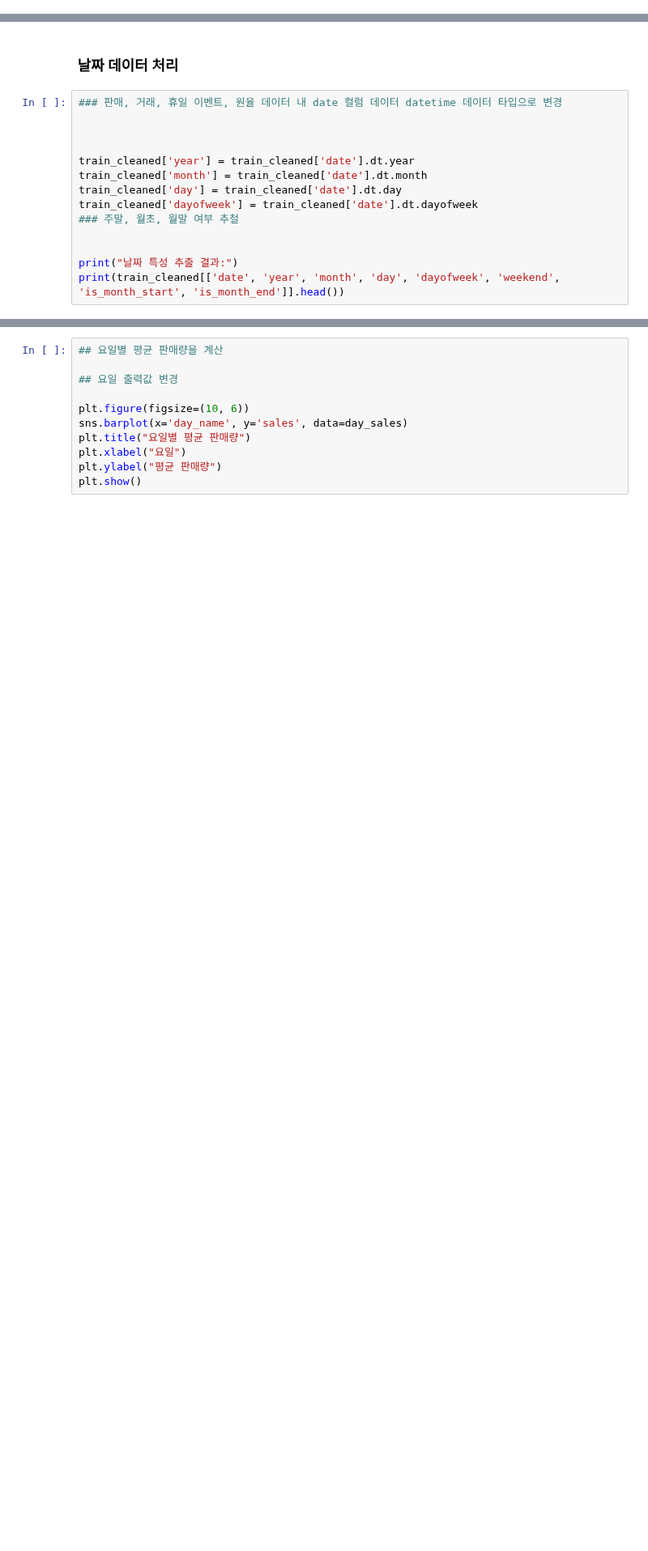
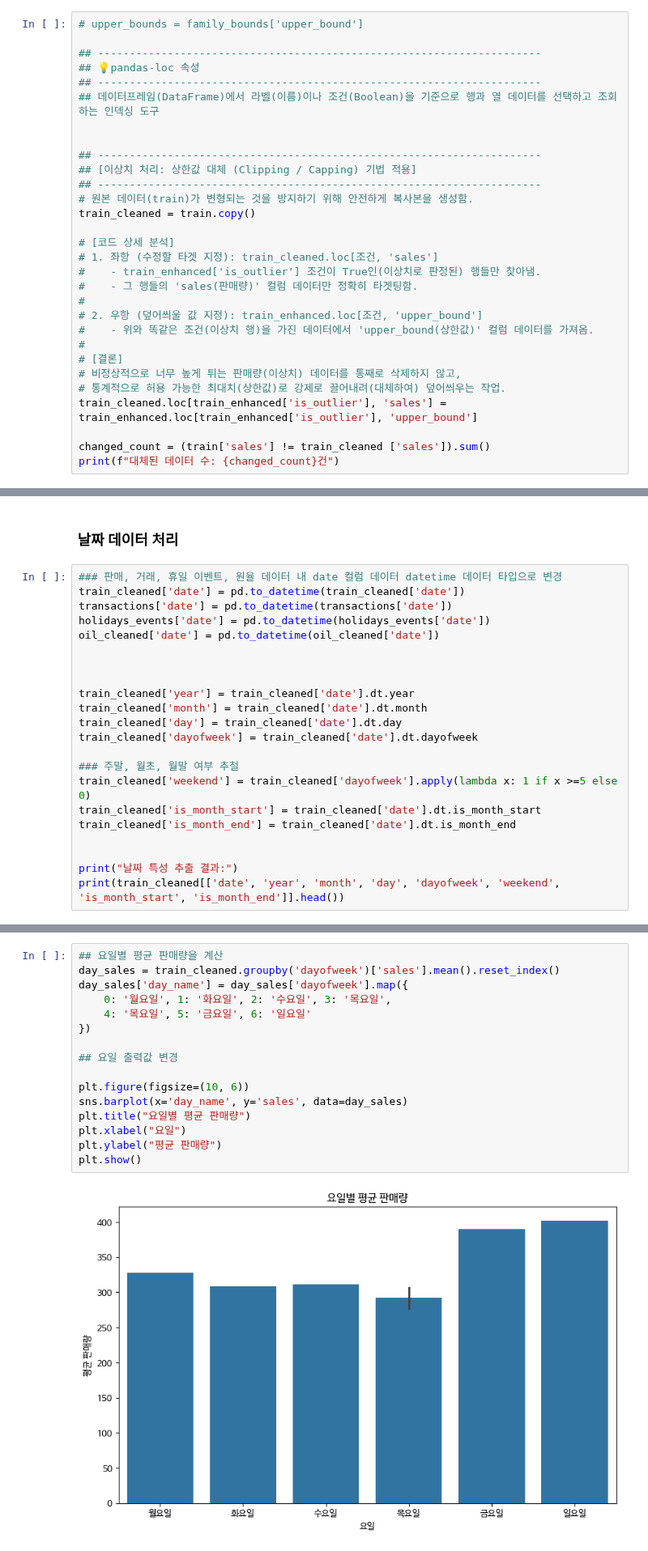
Before and after one commit to soutbox/Data-Analysis-with-Open-Source, a Jupyter notebook: 오픈소스_데이터_분석_7강.ipynb, the cells around one changed output, grey strips where cells are left out. Shown at 81% size. Saved outputs shown, nothing was run; the diff lists cells and outputs as text; blank space fills up the shorter version.

```diff
--- a/오픈소스_데이터_분석_7강.ipynb
+++ b/오픈소스_데이터_분석_7강.ipynb
@@ -562,0 +558,30 @@ KeyError: 'upper_bound'
+# %%
+# upper_bounds = family_bounds['upper_bound']
+
+## ----------------------------------------------------------------------
+## 💡pandas-loc 속성
+## ----------------------------------------------------------------------
+## 데이터프레임(DataFrame)에서 라벨(이름)이나 조건(Boolean)을 기준으로 행과 열 데이터를 선택하고 조회하는 인덱싱 도구
+
+
+## ----------------------------------------------------------------------
+## [이상치 처리: 상한값 대체 (Clipping / Capping) 기법 적용]
+## ----------------------------------------------------------------------
+# 원본 데이터(train)가 변형되는 것을 방지하기 위해 안전하게 복사본을 생성함.
+train_cleaned = train.copy()
+
+# [코드 상세 분석]
+# 1. 좌항 (수정할 타겟 지정): train_cleaned.loc[조건, 'sales']
+#    - train_enhanced['is_outlier'] 조건이 True인(이상치로 판정된) 행들만 찾아냄.
+#    - 그 행들의 'sales(판매량)' 컬럼 데이터만 정확히 타겟팅함.
+#
+# 2. 우항 (덮어씌울 값 지정): train_enhanced.loc[조건, 'upper_bound']
+#    - 위와 똑같은 조건(이상치 행)을 가진 데이터에서 'upper_bound(상한값)' 컬럼 데이터를 가져옴.
+#
+# [결론]
+# 비정상적으로 너무 높게 튀는 판매량(이상치) 데이터를 통째로 삭제하지 않고,
+# 통계적으로 허용 가능한 최대치(상한값)로 강제로 끌어내려(대체하여) 덮어씌우는 작업.
+train_cleaned.loc[train_enhanced['is_outlier'], 'sales'] = train_enhanced.loc[train_enhanced['is_outlier'], 'upper_bound']
+
+changed_count = (train['sales'] != train_cleaned ['sales']).sum()
+print(f"대체된 데이터 수: {changed_count}건")
@@ -564,6 +591,10 @@ KeyError: 'upper_bound'
 ### 날짜 데이터 처리
 # %%
 ### 판매, 거래, 휴일 이벤트, 원율 데이터 내 date 컬럼 데이터 datetime 데이터 타입으로 변경
+train_cleaned['date'] = pd.to_datetime(train_cleaned['date'])
+transactions['date'] = pd.to_datetime(transactions['date'])
+holidays_events['date'] = pd.to_datetime(holidays_events['date'])
+oil_cleaned['date'] = pd.to_datetime(oil_cleaned['date'])
 
 
 
@@ -571,7 +602,11 @@ train_cleaned['year'] = train_cleaned['date'].dt.year
 train_cleaned['month'] = train_cleaned['date'].dt.month
 train_cleaned['day'] = train_cleaned['date'].dt.day
 train_cleaned['dayofweek'] = train_cleaned['date'].dt.dayofweek
+
 ### 주말, 월초, 월말 여부 추철
+train_cleaned['weekend'] = train_cleaned['dayofweek'].apply(lambda x: 1 if x >=5 else 0)
+train_cleaned['is_month_start'] = train_cleaned['date'].dt.is_month_start
+train_cleaned['is_month_end'] = train_cleaned['date'].dt.is_month_end
 
 
 print("날짜 특성 추출 결과:")
@@ -579,14 +629,21 @@ print(train_cleaned[['date', 'year', 'month', 'day', 'dayofweek', 'weekend', 'is
 # %%
 ## 요일별 평균 판매량을 계산
+day_sales = train_cleaned.groupby('dayofweek')['sales'].mean().reset_index()
+day_sales['day_name'] = day_sales['dayofweek'].map({
+    0: '월요일', 1: '화요일', 2: '수요일', 3: '목요일',
+    4: '목요일', 5: '금요일', 6: '일요일'
+})
 
 ## 요일 출력값 변경
 
 plt.figure(figsize=(10, 6))
 sns.barplot(x='day_name', y='sales', data=day_sales)
 plt.title("요일별 평균 판매량")
 plt.xlabel("요일")
 plt.ylabel("평균 판매량")
 plt.show()
+# %% [output]
+[figure, added]
 # %% [markdown]
 ### 데이터 통합
 # %%
```
Also changed, not shown: parts of 11 cells of this notebook.
